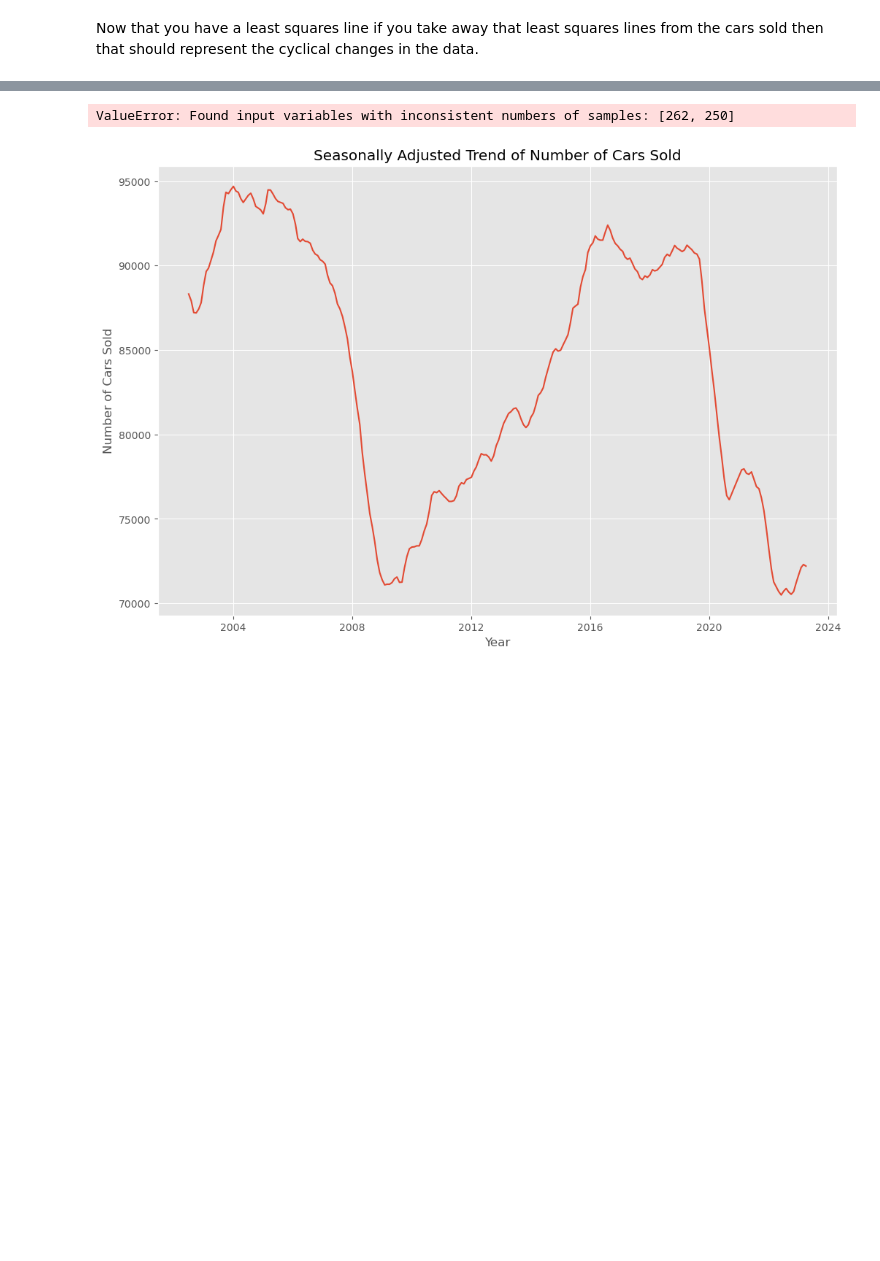
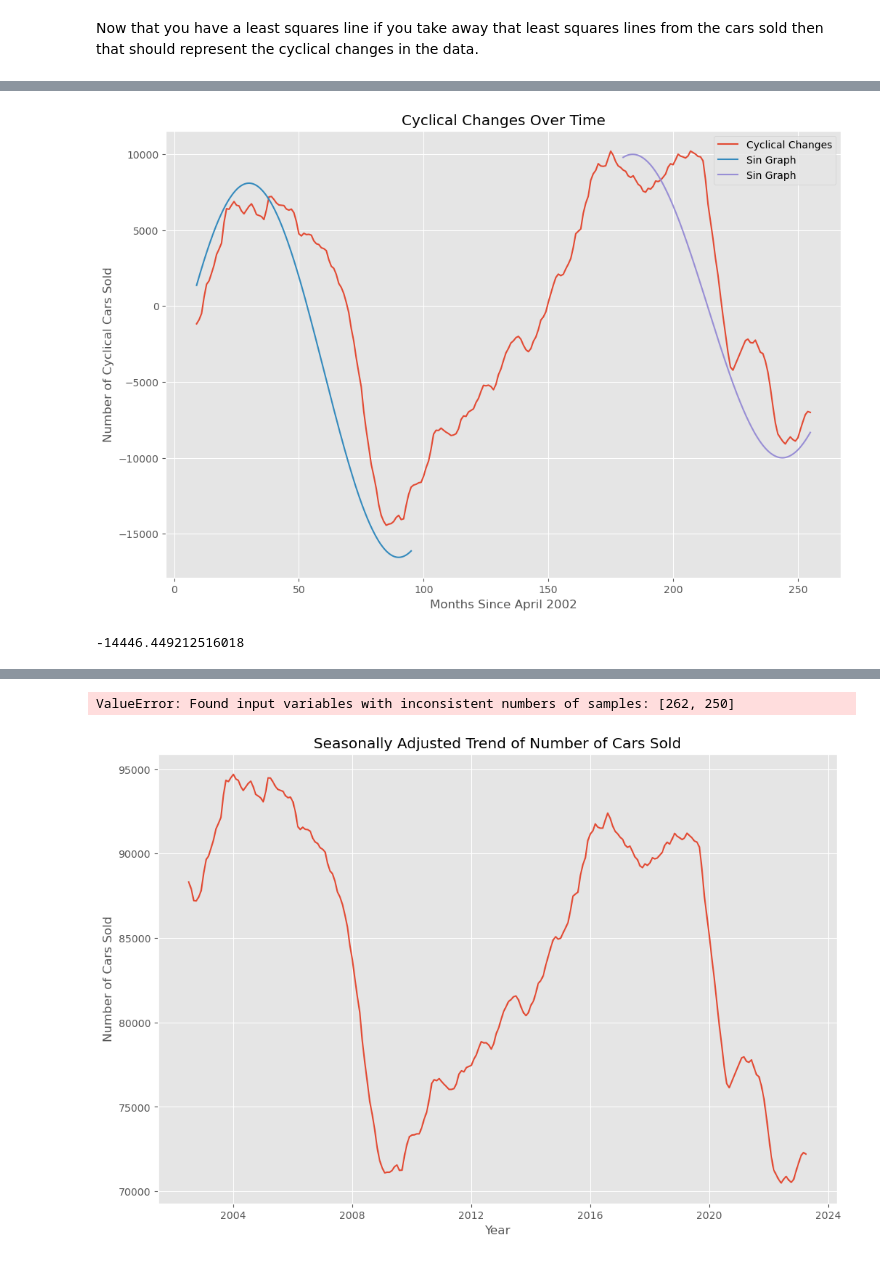
Before and after one commit to bennicholson2/Maryland-Car-Sales-Data, a Jupyter notebook: sales_project_chapters/sales_project_chapter_2.ipynb, the cells around one changed output, grey strips where cells are left out. Saved outputs shown, nothing was run; the diff lists cells and outputs as text; code cells hidden in the pictures; blank space fills up the shorter version.

```diff
--- a/sales_project_chapters/sales_project_chapter_2.ipynb
+++ b/sales_project_chapters/sales_project_chapter_2.ipynb
@@ -1072,0 +1071,7 @@ line_time_series(trend_irregularity_removed.index,trend_irregularity_removed['Cy
+# %%
+trend_irregularity_removed_sin = trend_irregularity_removed.iloc[3:]
+
+period_end = trend_irregularity_removed[(trend_irregularity_removed['Cyclical Data'] >= -4600) &
+    (trend_irregularity_removed['Cyclical Data'] <= -4200)]
+
+period_end
@@ -1072,0 +1085,37 @@ line_time_series(trend_irregularity_removed.index,trend_irregularity_removed['Cy
+# %%
+import numpy as np
+import matplotlib.pyplot as plt
+
+# Assuming 'trend_irregularity_removed_sin' is your DataFrame
+
+# Plotting the time series
+plt.plot(trend_irregularity_removed_sin['Month_Offset'], trend_irregularity_removed_sin['Cyclical Data'], label='Cyclical Changes')
+plt.xlabel('Months Since April 2002')
+plt.ylabel('Number of Cyclical Cars Sold')
+plt.title('Cyclical Changes Over Time')
+plt.legend()
+
+# Generating and plotting the sine wave
+x = np.linspace(trend_irregularity_removed_sin['Month_Offset'].min(), 95, 1000)
+amplitude = 12329.19
+frequency = 1/60
+phase = -4230.62
+y = amplitude * np.sin(frequency * np.pi * x) + phase
+plt.plot(x, y, label='Sin Graph')
+
+# Generating and plotting the sine wave
+x = np.linspace(180, trend_irregularity_removed_sin['Month_Offset'].max(), 1000)
+amplitude = 10000
+frequency = 1/60
+phase = 0
+y = amplitude * np.sin((frequency * np.pi * x)-140) + phase
+plt.plot(x, y, label='Sin Graph')
+
+plt.legend()
+plt.show()
+# %% [output]
+[figure, added]
+# %%
+trend_irregularity_removed['Cyclical Data'].min()
+# %% [output]
+-14446.449212516018
```
Also changed, not shown: parts of 6 cells of this notebook, 49 other files.
